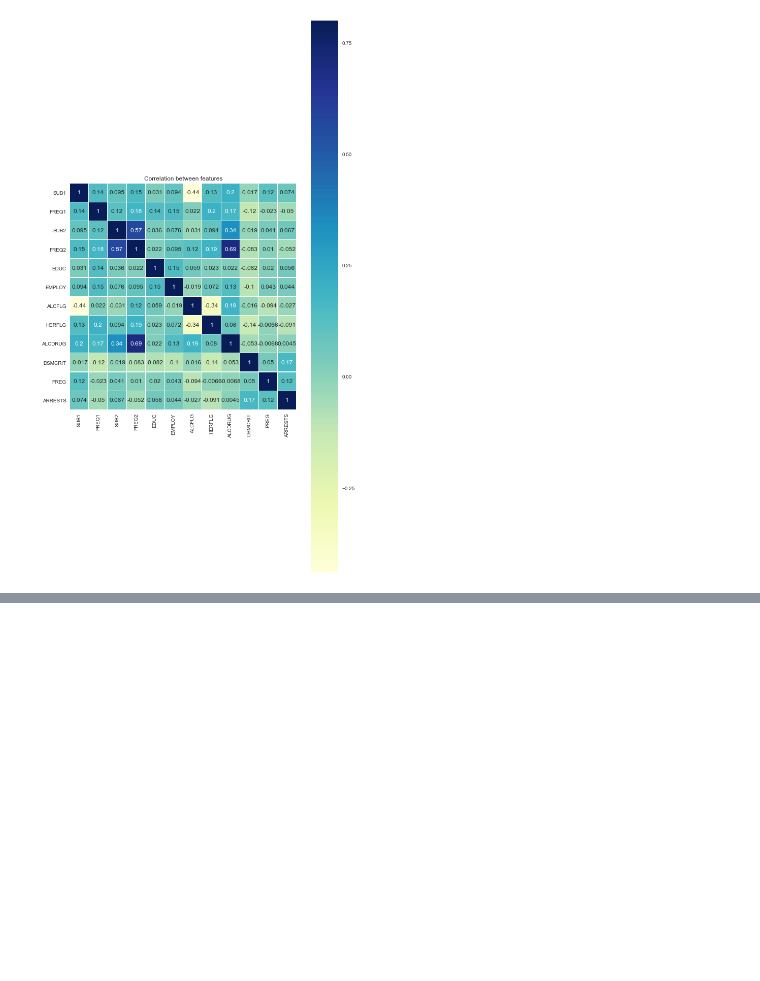
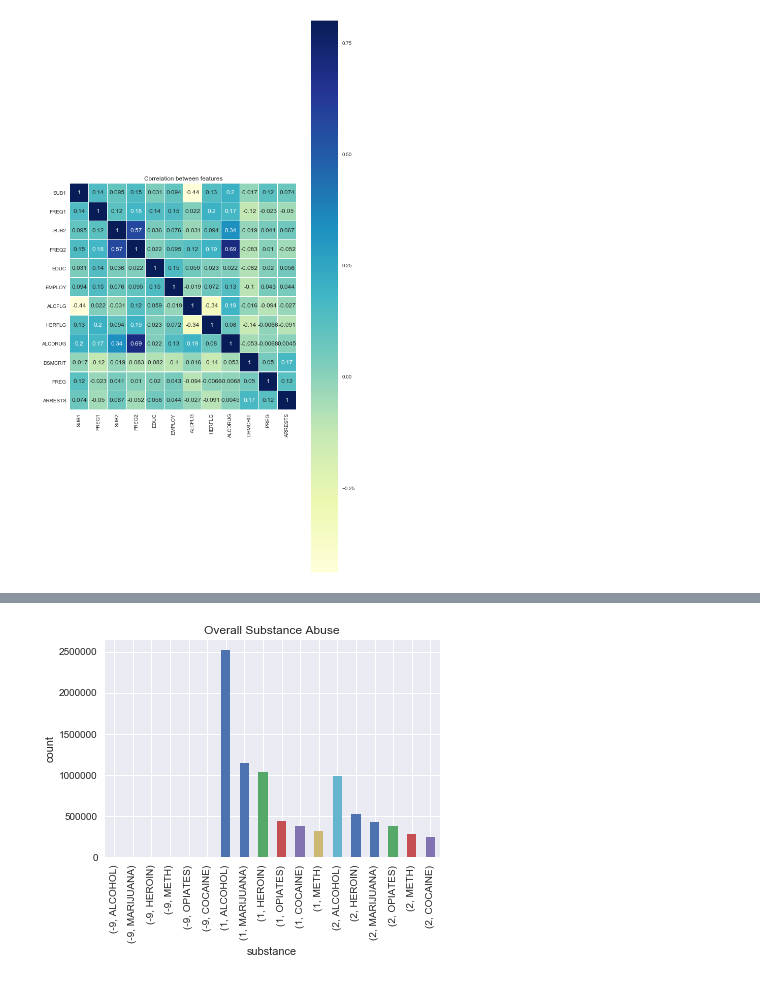
Before and after one commit to rve/DM-Lab, a Jupyter notebook: week3/week3_linux.ipynb, the cells around one changed output, grey strips where cells are left out. Saved outputs shown, nothing was run; the diff lists cells and outputs as text; code cells hidden in the pictures; blank space fills up the shorter version.

```diff
--- a/week3/week3_linux.ipynb
+++ b/week3/week3_linux.ipynb
@@ -129,0 +117,21 @@ NameError: name 'df' is not defined
+# %%
+#print(df2['YEAR'].value_counts())
+
+#print(df.groupby('SUB1')['SUB1'].value_counts().nlargest(9))
+
+sub1_map = {2:'ALCOHOL', 5:'HEROIN', 4:'MARIJUANA', 10:'METH', 7:'OPIATES', 3:'COCAINE'}
+df3 = df[['GENDER','SUB1']]
+df3 = df3[df3['SUB1'].isin([2,5,4,10,7,3])]
+
+df3['SUB1'].replace(sub1_map, inplace=True)
+# %%
+plt.figure()
+ax = df3.groupby(['GENDER'])['SUB1'].value_counts().plot.bar()
+ax.set(xlabel="substance", ylabel="count")
+#ax.legend(bbox_to_anchor=(1, 1))
+plt.title('Overall Substance Abuse')
+
+#df3.groupby(['GENDER', 'SUB1']).sum().unstack().plot( kind='bar', stacked=True)
+plt.show()
+# %% [output]
+[figure, added]
```
Also changed, not shown: parts of 14 cells of this notebook, 3 other files.
